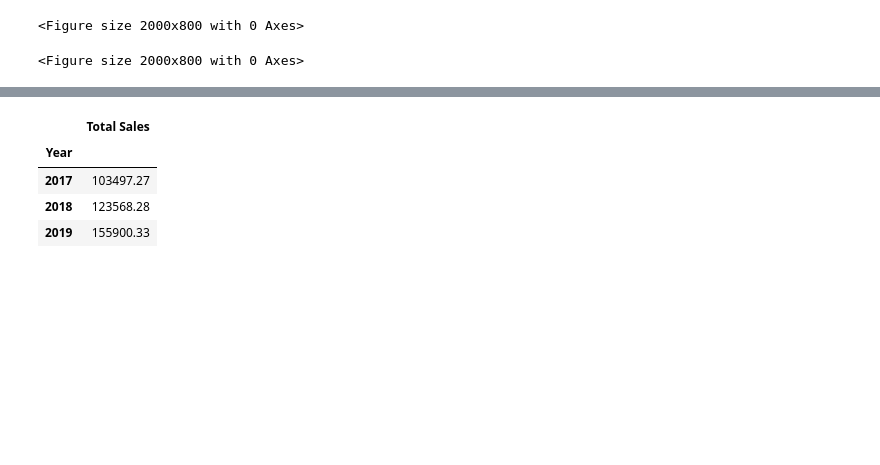
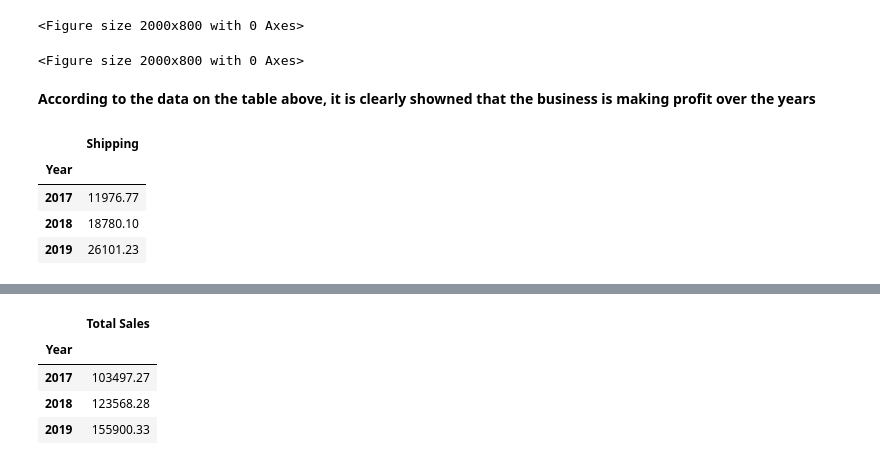
Before and after one commit to Umorutelvin/Business.retailsaledata, a Jupyter notebook: Business.retailsdataset.py.ipynb, the cells around one changed output, grey strips where cells are left out. Saved outputs shown, nothing was run; the diff lists cells and outputs as text; code cells hidden in the pictures; blank space fills up the shorter version.

```diff
--- a/Business.retailsdataset.py.ipynb
+++ b/Business.retailsdataset.py.ipynb
@@ -121,3 +159,15 @@ plt.figure(figsize=(20,8))
 # %% [output]
 <Figure size 2000x800 with 0 Axes>
 <Figure size 2000x800 with 0 Axes>
+# %% [markdown]
+**According to the data on the table above, it is clearly showned that the business is making profit over the years**
+# %%
+busretail_df_shipping_perYear = busretail_df.groupby(by='Year')[['Shipping']].sum()
+# %%
+busretail_df_shipping_perYear
+# %% [output]
+|  | Shipping |
+| Year |  |
+| 2017 | 11976.77 |
+| 2018 | 18780.10 |
+| 2019 | 26101.23 |
```
Also changed, not shown: parts of 11 cells of this notebook.
